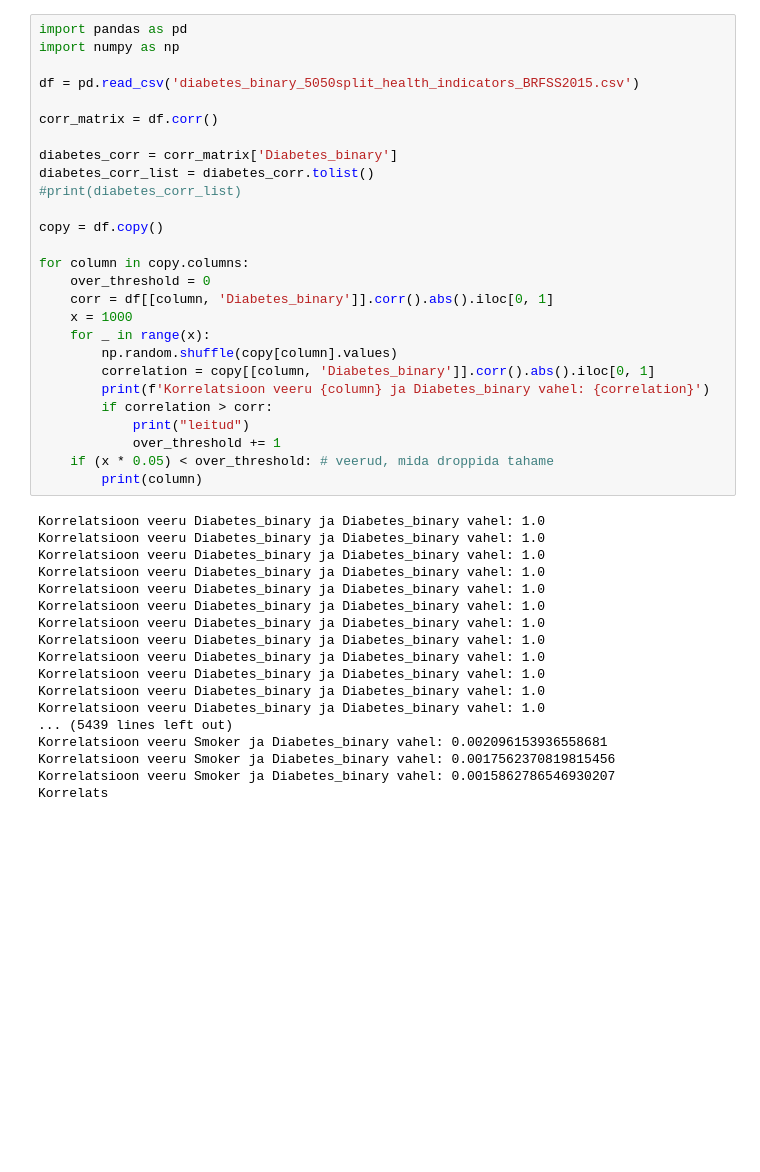
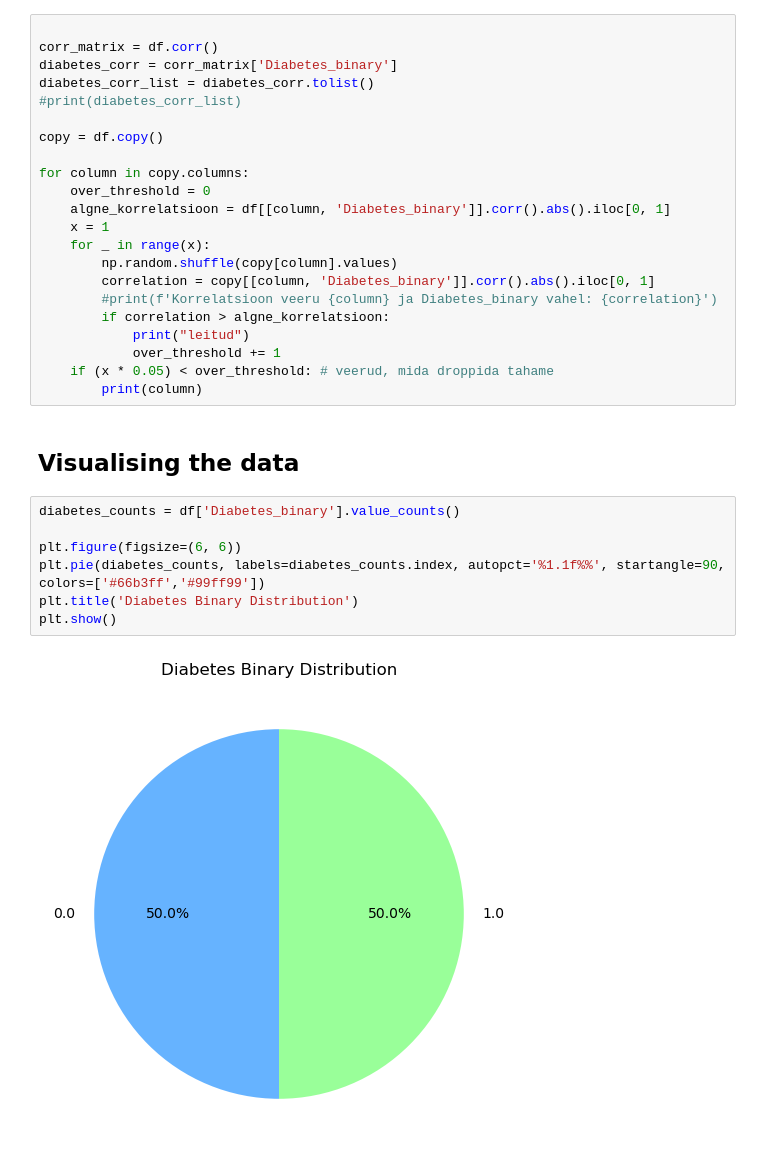
Before and after one commit to KristinaKatarina/ID2023, a Jupyter notebook: Projekt.ipynb, the cells around one changed output. Saved outputs shown, nothing was run; the diff lists cells and outputs as text; blank space fills up the shorter version.

```diff
--- a/Projekt.ipynb
+++ b/Projekt.ipynb
@@ -1,11 +47,6 @@
 # %%
-import pandas as pd
-import numpy as np
-
-df = pd.read_csv('diabetes_binary_5050split_health_indicators_BRFSS2015.csv')
 
 corr_matrix = df.corr()
-
 diabetes_corr = corr_matrix['Diabetes_binary']
 diabetes_corr_list = diabetes_corr.tolist()
 #print(diabetes_corr_list)
@@ -14,33 +55,26 @@ copy = df.copy()
 
 for column in copy.columns:
     over_threshold = 0
-    corr = df[[column, 'Diabetes_binary']].corr().abs().iloc[0, 1]
-    x = 1000
+    algne_korrelatsioon = df[[column, 'Diabetes_binary']].corr().abs().iloc[0, 1]
+    x = 1
     for _ in range(x):
         np.random.shuffle(copy[column].values)
         correlation = copy[[column, 'Diabetes_binary']].corr().abs().iloc[0, 1]
-        print(f'Korrelatsioon veeru {column} ja Diabetes_binary vahel: {correlation}')
-        if correlation > corr:
+        #print(f'Korrelatsioon veeru {column} ja Diabetes_binary vahel: {correlation}')
+        if correlation > algne_korrelatsioon:
             print("leitud")
             over_threshold += 1
     if (x * 0.05) < over_threshold: # veerud, mida droppida tahame
         print(column)
-# %% [output]
-Korrelatsioon veeru Diabetes_binary ja Diabetes_binary vahel: 1.0
-Korrelatsioon veeru Diabetes_binary ja Diabetes_binary vahel: 1.0
-Korrelatsioon veeru Diabetes_binary ja Diabetes_binary vahel: 1.0
-Korrelatsioon veeru Diabetes_binary ja Diabetes_binary vahel: 1.0
-Korrelatsioon veeru Diabetes_binary ja Diabetes_binary vahel: 1.0
-Korrelatsioon veeru Diabetes_binary ja Diabetes_binary vahel: 1.0
-Korrelatsioon veeru Diabetes_binary ja Diabetes_binary vahel: 1.0
-Korrelatsioon veeru Diabetes_binary ja Diabetes_binary vahel: 1.0
-Korrelatsioon veeru Diabetes_binary ja Diabetes_binary vahel: 1.0
-Korrelatsioon veeru Diabetes_binary ja Diabetes_binary vahel: 1.0
-Korrelatsioon veeru Diabetes_binary ja Diabetes_binary vahel: 1.0
-Korrelatsioon veeru Diabetes_binary ja Diabetes_binary vahel: 1.0
-... (5439 lines left out)
-Korrelatsioon veeru Smoker ja Diabetes_binary vahel: 0.002096153936558681
-Korrelatsioon veeru Smoker ja Diabetes_binary vahel: 0.0017562370819815456
-Korrelatsioon veeru Smoker ja Diabetes_binary vahel: 0.0015862786546930207
-Korrelats
+# %% [markdown]
+## Visualising the data
+# %%
+diabetes_counts = df['Diabetes_binary'].value_counts()
+
+plt.figure(figsize=(6, 6))
+plt.pie(diabetes_counts, labels=diabetes_counts.index, autopct='%1.1f%%', startangle=90, colors=['#66b3ff','#99ff99'])
+plt.title('Diabetes Binary Distribution')
+plt.show()
+# %% [output]
+[figure, added]
 # %%
```
Also changed, not shown: parts of 24 cells of this notebook.
